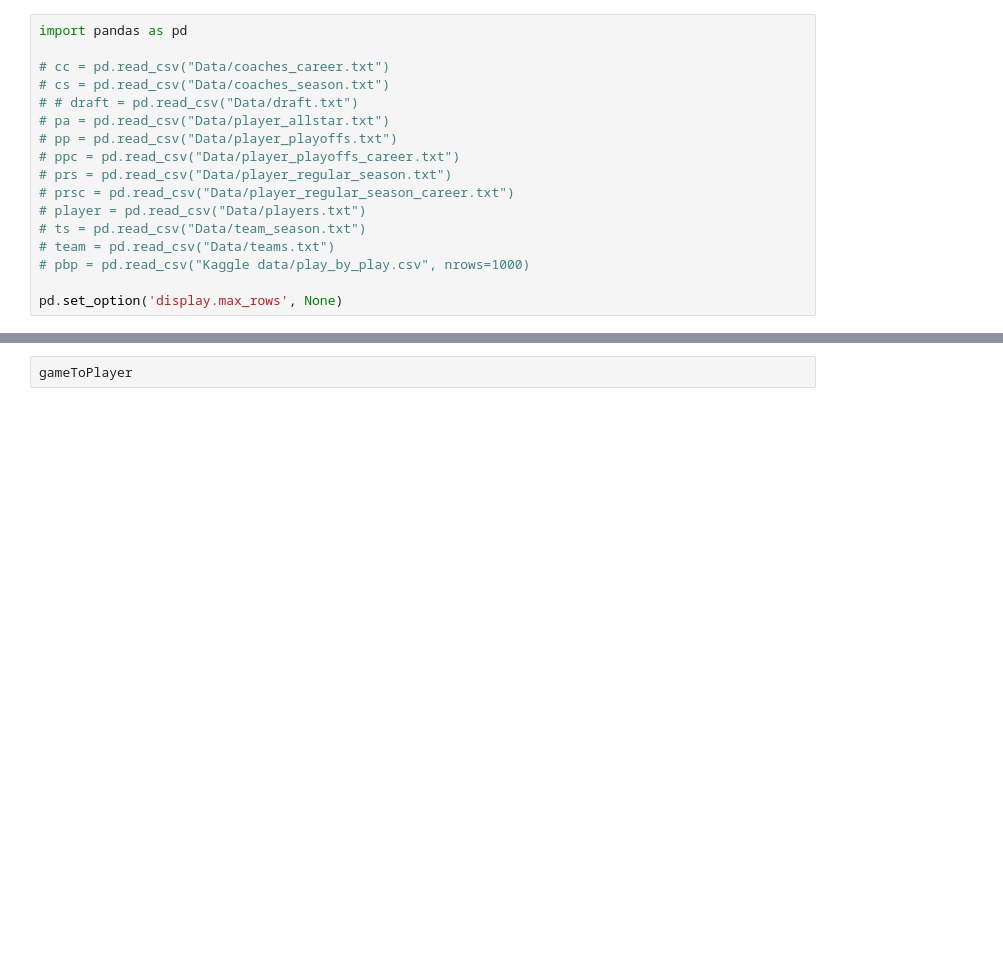
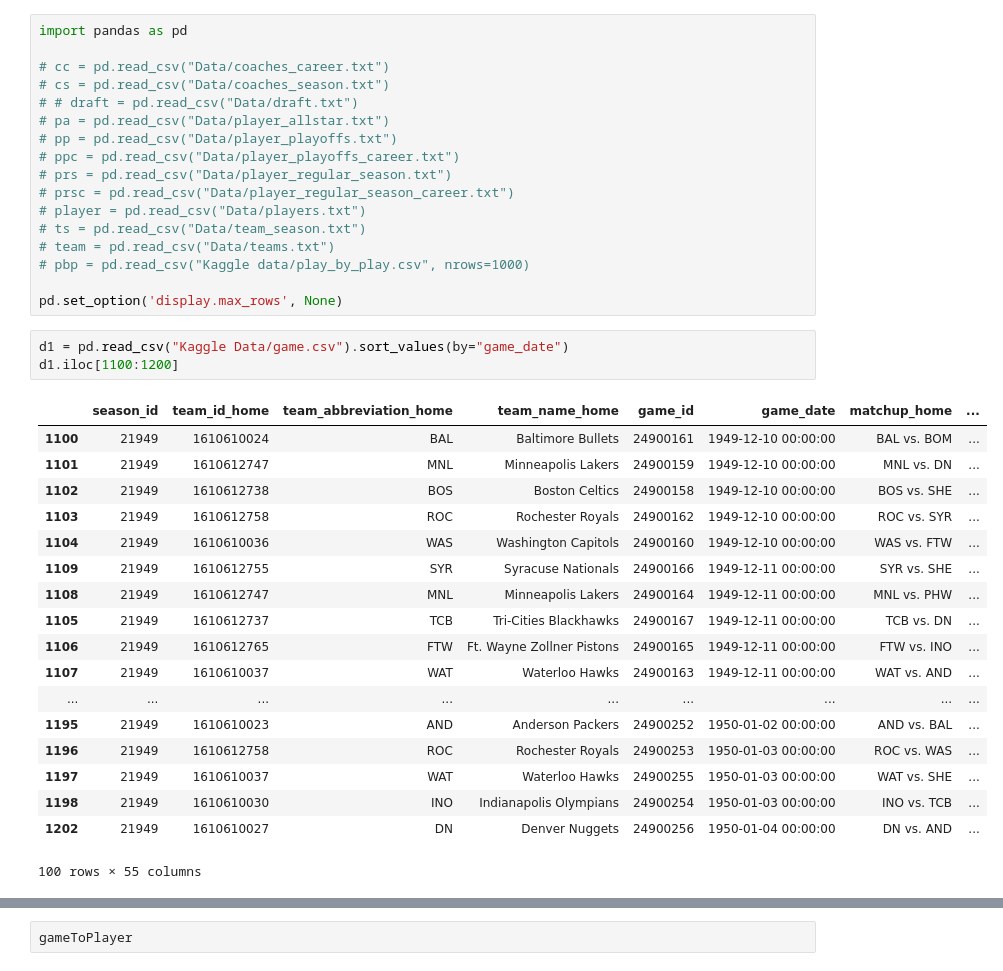
Before and after one commit to SwarajKaondal/NBA-match-predictor, a Jupyter notebook: Data_Analysis.ipynb.ipynb, the cells around one changed output, grey strips where cells are left out. Cells and saved outputs as stored; diff of their text form; blank space fills up the shorter version.

```diff
--- a/Data_Analysis.ipynb.ipynb
+++ b/Data_Analysis.ipynb.ipynb
@@ -15,3 +15,25 @@ import pandas as pd
 # pbp = pd.read_csv("Kaggle data/play_by_play.csv", nrows=1000)
 
 pd.set_option('display.max_rows', None)
+# %%
+d1 = pd.read_csv("Kaggle Data/game.csv").sort_values(by="game_date")
+d1.iloc[1100:1200]
+# %% [output]
+|  | season_id | team_id_home | team_abbreviation_home | team_name_home | game_id | game_date | matchup_home | ... |
+| 1100 | 21949 | 1610610024 | BAL | Baltimore Bullets | 24900161 | 1949-12-10 00:00:00 | BAL vs. BOM | ... |
+| 1101 | 21949 | 1610612747 | MNL | Minneapolis Lakers | 24900159 | 1949-12-10 00:00:00 | MNL vs. DN | ... |
+| 1102 | 21949 | 1610612738 | BOS | Boston Celtics | 24900158 | 1949-12-10 00:00:00 | BOS vs. SHE | ... |
+| 1103 | 21949 | 1610612758 | ROC | Rochester Royals | 24900162 | 1949-12-10 00:00:00 | ROC vs. SYR | ... |
+| 1104 | 21949 | 1610610036 | WAS | Washington Capitols | 24900160 | 1949-12-10 00:00:00 | WAS vs. FTW | ... |
+| 1109 | 21949 | 1610612755 | SYR | Syracuse Nationals | 24900166 | 1949-12-11 00:00:00 | SYR vs. SHE | ... |
+| 1108 | 21949 | 1610612747 | MNL | Minneapolis Lakers | 24900164 | 1949-12-11 00:00:00 | MNL vs. PHW | ... |
+| 1105 | 21949 | 1610612737 | TCB | Tri-Cities Blackhawks | 24900167 | 1949-12-11 00:00:00 | TCB vs. DN | ... |
+| 1106 | 21949 | 1610612765 | FTW | Ft. Wayne Zollner Pistons | 24900165 | 1949-12-11 00:00:00 | FTW vs. INO | ... |
+| 1107 | 21949 | 1610610037 | WAT | Waterloo Hawks | 24900163 | 1949-12-11 00:00:00 | WAT vs. AND | ... |
+| ... | ... | ... | ... | ... | ... | ... | ... | ... |
+| 1195 | 21949 | 1610610023 | AND | Anderson Packers | 24900252 | 1950-01-02 00:00:00 | AND vs. BAL | ... |
+| 1196 | 21949 | 1610612758 | ROC | Rochester Royals | 24900253 | 1950-01-03 00:00:00 | ROC vs. WAS | ... |
+| 1197 | 21949 | 1610610037 | WAT | Waterloo Hawks | 24900255 | 1950-01-03 00:00:00 | WAT vs. SHE | ... |
+| 1198 | 21949 | 1610610030 | INO | Indianapolis Olympians | 24900254 | 1950-01-03 00:00:00 | INO vs. TCB | ... |
+| 1202 | 21949 | 1610610027 | DN | Denver Nuggets | 24900256 | 1950-01-04 00:00:00 | DN vs. AND | ... |
+100 rows × 55 columns
```
Also changed, not shown: parts of 13 cells of this notebook, 9 other files.
